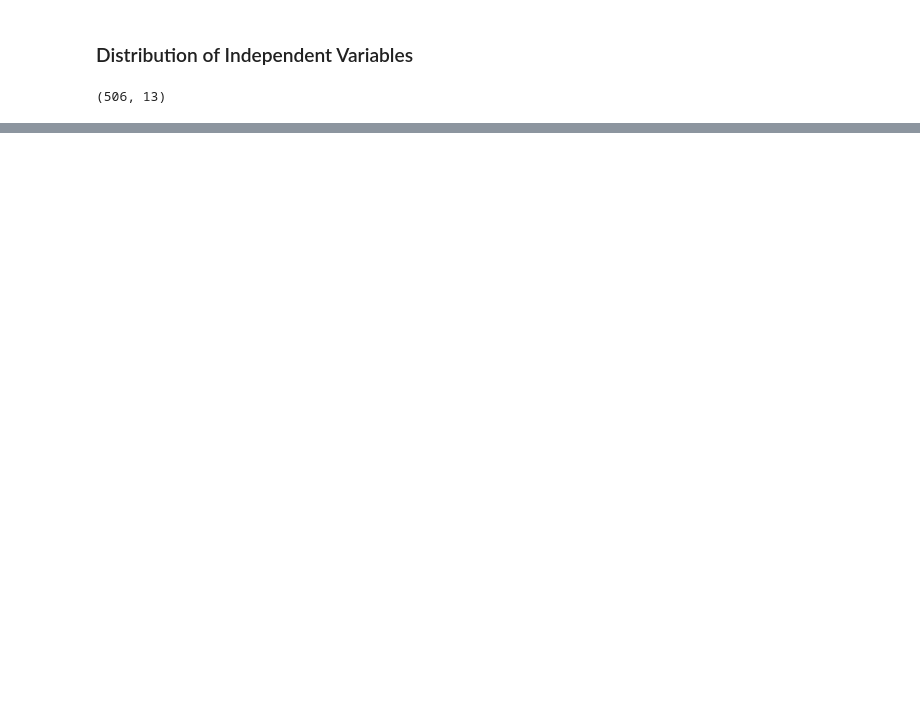
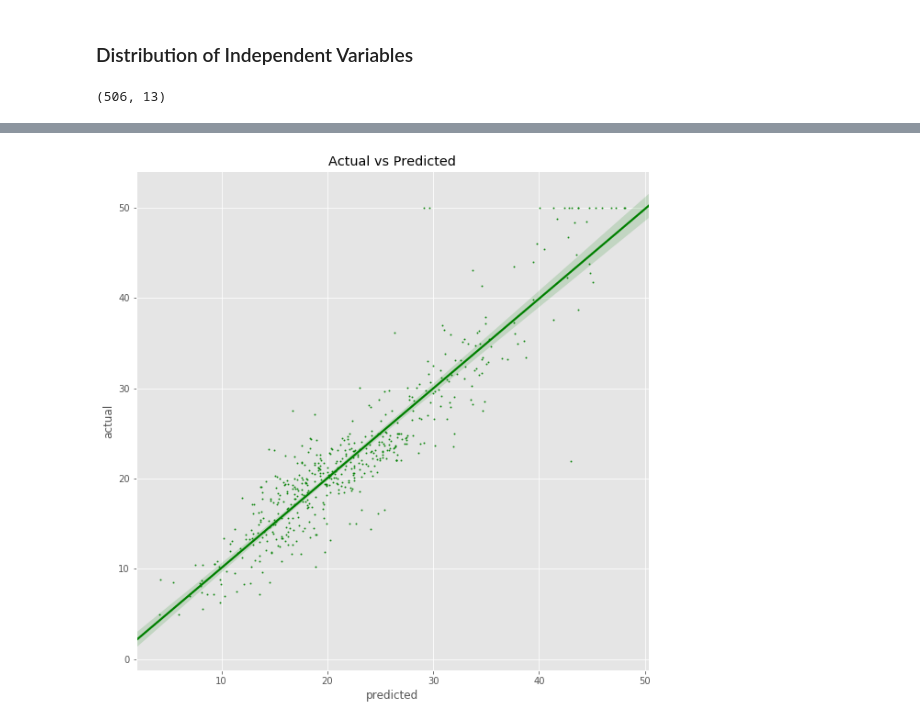
Before and after one commit to agbs2k8/ML_Example_Notebooks, a Jupyter notebook: Linear_Regression.ipynb, the cells around one changed output, grey strips where cells are left out. Drawn from its saved outputs; the diff is of its cells as text; code cells hidden in the pictures; blank space fills up the shorter version.

```diff
--- a/Linear_Regression.ipynb
+++ b/Linear_Regression.ipynb
@@ -111,0 +379,20 @@ RM
+# %%
+from sklearn.preprocessing import PolynomialFeatures
+pf = PolynomialFeatures(degree=2, interaction_only=False, include_bias=True)
+X2 = pf.fit_transform(df_X)
+
+# Correct the feature names
+columns = list(df_X.columns.values)
+variables = {f'x{x}': columns[x] for x in range(len(columns))}
+feature_names = [1]
+for feature in pf.get_feature_names()[1:]:
+    if '^2' in feature:
+        parts = feature.split('^')
+        feature_names.append(variables[parts[0]]+'^2')
+    else:
+        parts = feature.split(' ')
+        if len(parts)==1 and feature in variables.keys():
+            feature_names.append(variables[feature])
+        else:
+            feature_names.append(variables[parts[0]]+' '+variables[parts[1]])
+df_X_2 = pd.DataFrame(X2, columns=feature_names)
@@ -111,0 +621,12 @@ RM
+# %%
+fig, ax = plt.subplots(figsize=(10,10))
+sns.regplot(x='predicted',
+            y='actual',
+            data=pd.DataFrame([x for x in zip(y, predictions)], columns=['actual', 'predicted']),
+            scatter_kws={'s':1, 'alpha':0.8},
+            color='green',
+            ax=ax)
+plt.title('Actual vs Predicted')
+plt.show()
+# %% [output]
+[figure, added]
```
Also changed, not shown: parts of 33 cells of this notebook, 2 other files.
